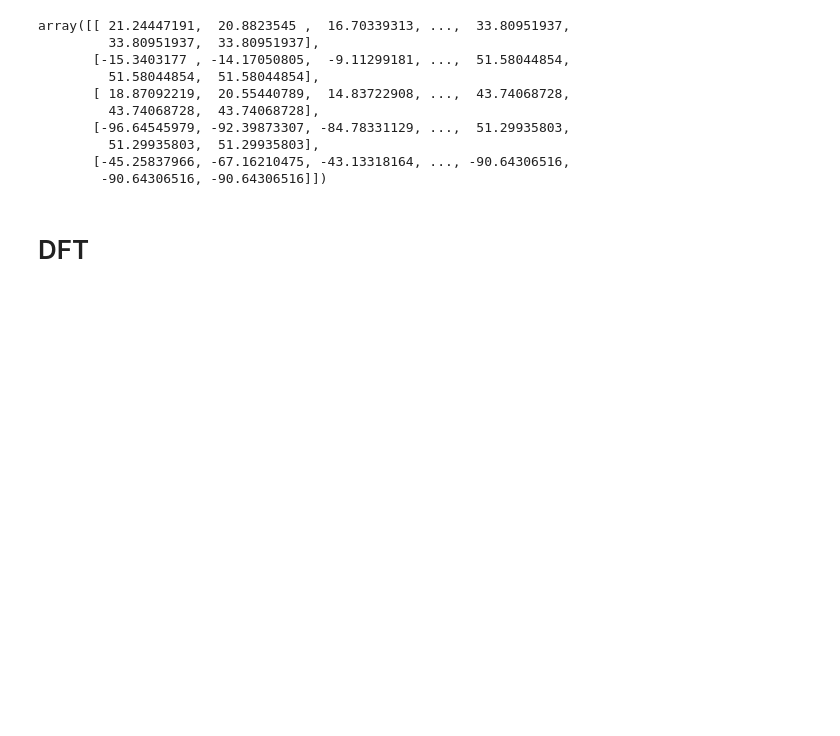
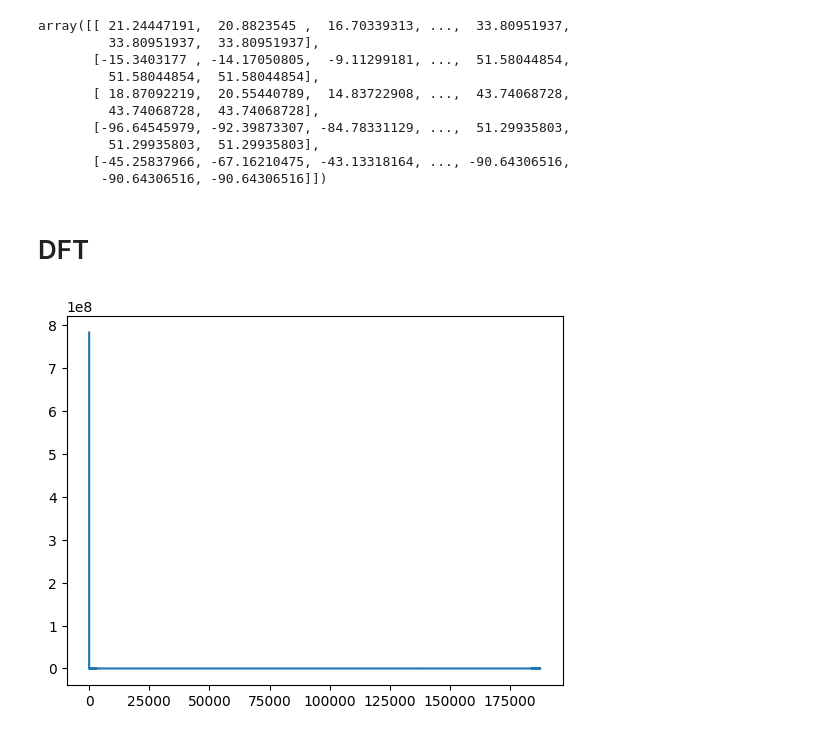
Before and after one commit to MostafaBelo/DSP_Project, a Jupyter notebook: code.ipynb, the cells around one changed output. Saved outputs shown, nothing was run; the diff lists cells and outputs as text; code cells hidden in the pictures; blank space fills up the shorter version.

```diff
--- a/code.ipynb
+++ b/code.ipynb
@@ -130,0 +152,4 @@ def plot_components(components_val, components=[60,50,42,37,33]):
+# %%
+plot_dft(x[6])
+# %% [output]
+[figure, added]
```
Also changed, not shown: parts of 18 cells of this notebook.
